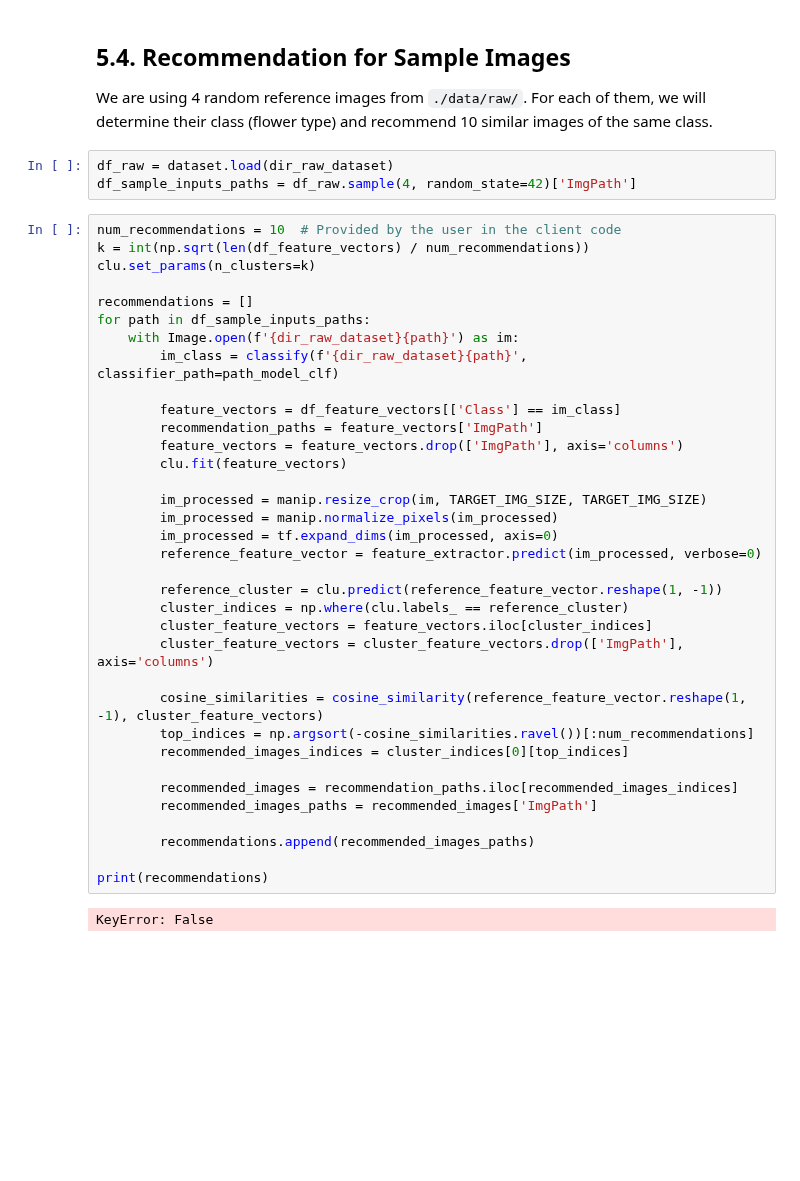
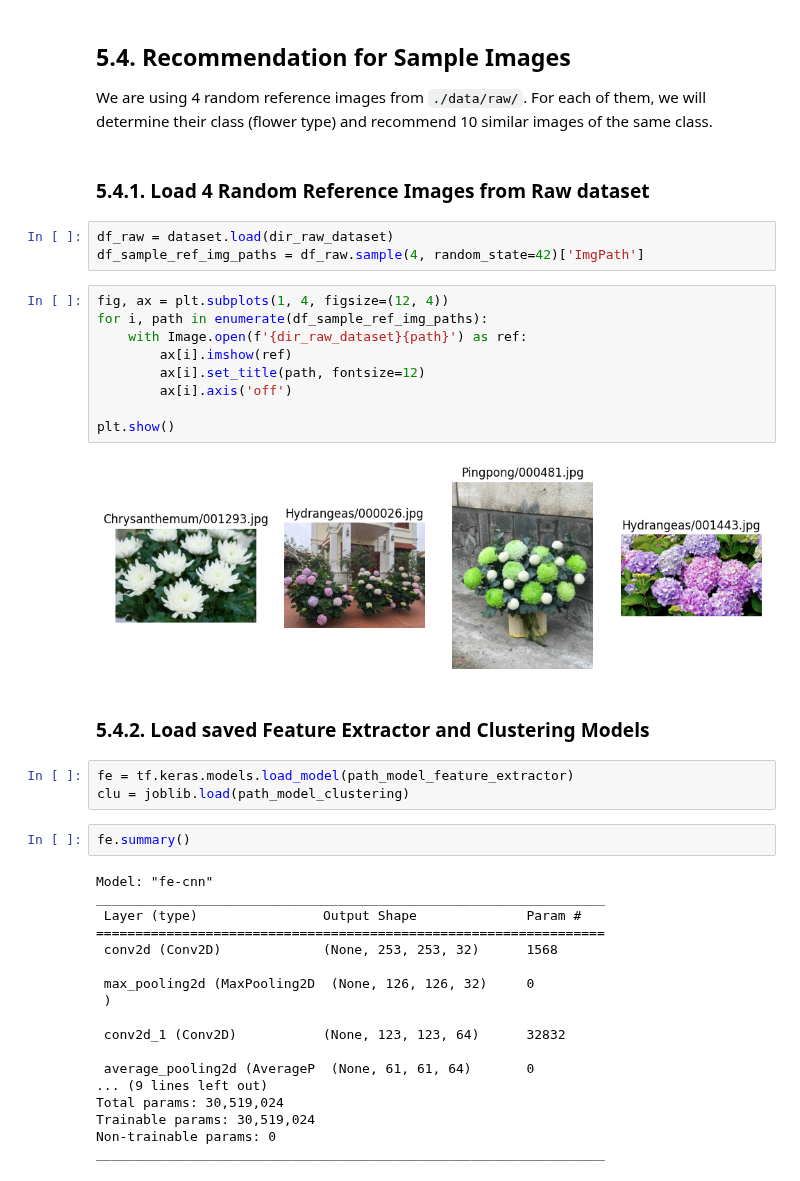
Before and after one commit to miketvo/rmit2023a-cosc2753-assignment2, a Jupyter notebook: notebooks/Step5.Recommender.ipynb, the cells around one changed output. Saved outputs shown, nothing was run; the diff lists cells and outputs as text; blank space fills up the shorter version.

```diff
--- a/notebooks/Step5.Recommender.ipynb
+++ b/notebooks/Step5.Recommender.ipynb
@@ -159,43 +159,44 @@ joblib.dump(clu, path_model_clustering)
 ## 5.4. Recommendation for Sample Images
 
 We are using 4 random reference images from `./data/raw/`. For each of them, we will determine their class (flower type) and recommend 10 similar images of the same class.
+# %% [markdown]
+### 5.4.1. Load 4 Random Reference Images from Raw dataset
 # %%
 df_raw = dataset.load(dir_raw_dataset)
-df_sample_inputs_paths = df_raw.sample(4, random_state=42)['ImgPath']
+df_sample_ref_img_paths = df_raw.sample(4, random_state=42)['ImgPath']
-# %%
-num_recommendations = 10  # Provided by the user in the client code
-k = int(np.sqrt(len(df_feature_vectors) / num_recommendations))
-clu.set_params(n_clusters=k)
-
-recommendations = []
-for path in df_sample_inputs_paths:
-    with Image.open(f'{dir_raw_dataset}{path}') as im:
-        im_class = classify(f'{dir_raw_dataset}{path}', classifier_path=path_model_clf)
-
-        feature_vectors = df_feature_vectors[['Class'] == im_class]
-        recommendation_paths = feature_vectors['ImgPath']
-        feature_vectors = feature_vectors.drop(['ImgPath'], axis='columns')
-        clu.fit(feature_vectors)
-
-        im_processed = manip.resize_crop(im, TARGET_IMG_SIZE, TARGET_IMG_SIZE)
-        im_processed = manip.normalize_pixels(im_processed)
-        im_processed = tf.expand_dims(im_processed, axis=0)
-        reference_feature_vector = feature_extractor.predict(im_processed, verbose=0)
-
-        reference_cluster = clu.predict(reference_feature_vector.reshape(1, -1))
-        cluster_indices = np.where(clu.labels_ == reference_cluster)
-        cluster_feature_vectors = feature_vectors.iloc[cluster_indices]
-        cluster_feature_vectors = cluster_feature_vectors.drop(['ImgPath'], axis='columns')
-
-        cosine_similarities = cosine_similarity(reference_feature_vector.reshape(1, -1), cluster_feature_vectors)
-        top_indices = np.argsort(-cosine_similarities.ravel())[:num_recommendations]
-        recommended_images_indices = cluster_indices[0][top_indices]
-
-        recommended_images = recommendation_paths.iloc[recommended_images_indices]
-        recommended_images_paths = recommended_images['ImgPath']
-
-        recommendations.append(recommended_images_paths)
-
-print(recommendations)
-# %% [output]
-KeyError: False
+# %%
+fig, ax = plt.subplots(1, 4, figsize=(12, 4))
+for i, path in enumerate(df_sample_ref_img_paths):
+    with Image.open(f'{dir_raw_dataset}{path}') as ref:
+        ax[i].imshow(ref)
+        ax[i].set_title(path, fontsize=12)
+        ax[i].axis('off')
+
+plt.show()
+# %% [output]
+[figure, added]
+# %% [markdown]
+### 5.4.2. Load saved Feature Extractor and Clustering Models
+# %%
+fe = tf.keras.models.load_model(path_model_feature_extractor)
+clu = joblib.load(path_model_clustering)
+# %%
+fe.summary()
+# %% [output]
+Model: "fe-cnn"
+_________________________________________________________________
+ Layer (type)                Output Shape              Param #
+=================================================================
+ conv2d (Conv2D)             (None, 253, 253, 32)      1568
+
+ max_pooling2d (MaxPooling2D  (None, 126, 126, 32)     0
+ )
+
+ conv2d_1 (Conv2D)           (None, 123, 123, 64)      32832
+
+ average_pooling2d (AverageP  (None, 61, 61, 64)       0
+... (9 lines left out)
+Total params: 30,519,024
+Trainable params: 30,519,024
+Non-trainable params: 0
+_________________________________________________________________
```
Also changed, not shown: parts of 10 cells of this notebook, 1 other file.
